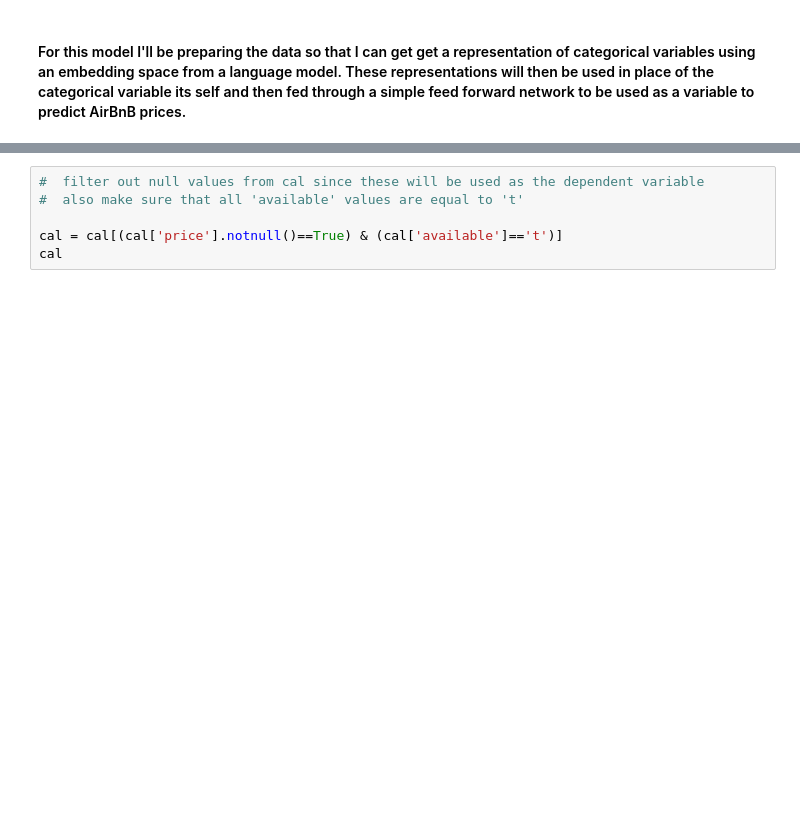
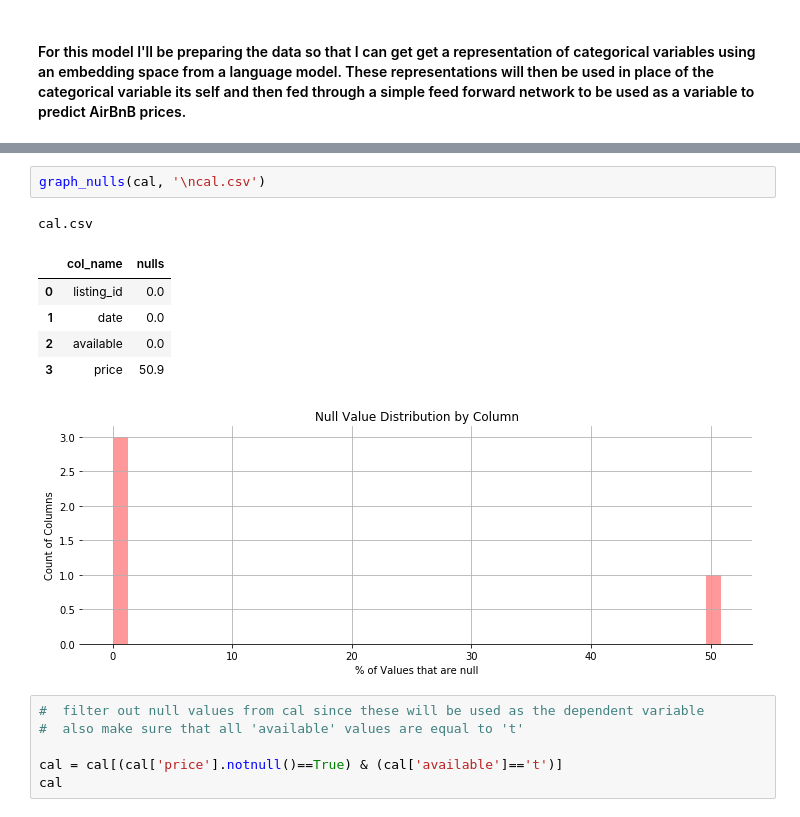
Before and after one commit to BradEvanDavis/time-series, a Jupyter notebook: AirBnB-price-prediction.ipynb, the cells around one changed output, grey strips where cells are left out. Saved outputs shown, nothing was run; the diff lists cells and outputs as text; blank space fills up the shorter version.

```diff
--- a/AirBnB-price-prediction.ipynb
+++ b/AirBnB-price-prediction.ipynb
@@ -61,3 +85,13 @@ list(zip(list(cal.columns), list(temp[temp > 0])))
+# %%
+graph_nulls(cal, '\ncal.csv')
+# %% [output]
+cal.csv
+|  | col_name | nulls |
+| 0 | listing_id | 0.0 |
+| 1 | date | 0.0 |
+| 2 | available | 0.0 |
+| 3 | price | 50.9 |
+[figure, added]
 # %%
 #  filter out null values from cal since these will be used as the dependent variable
 #  also make sure that all 'available' values are equal to 't'
```
Also changed, not shown: parts of 8 cells of this notebook.
